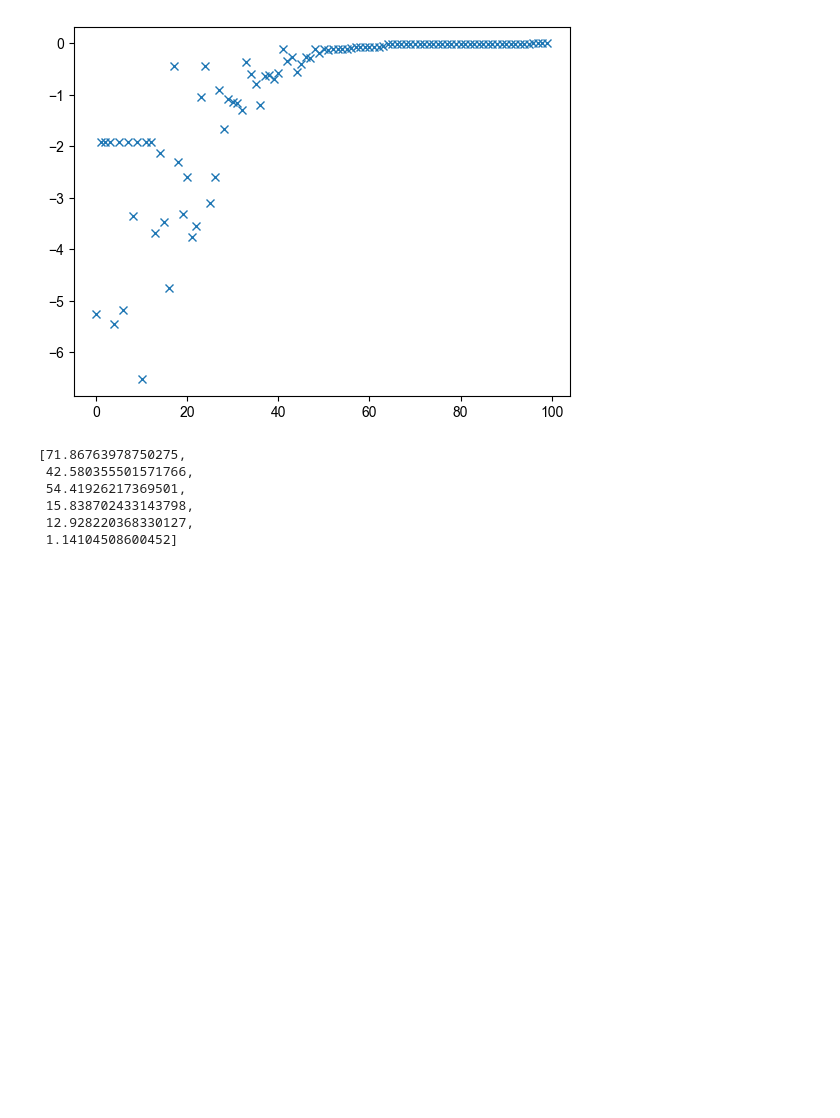
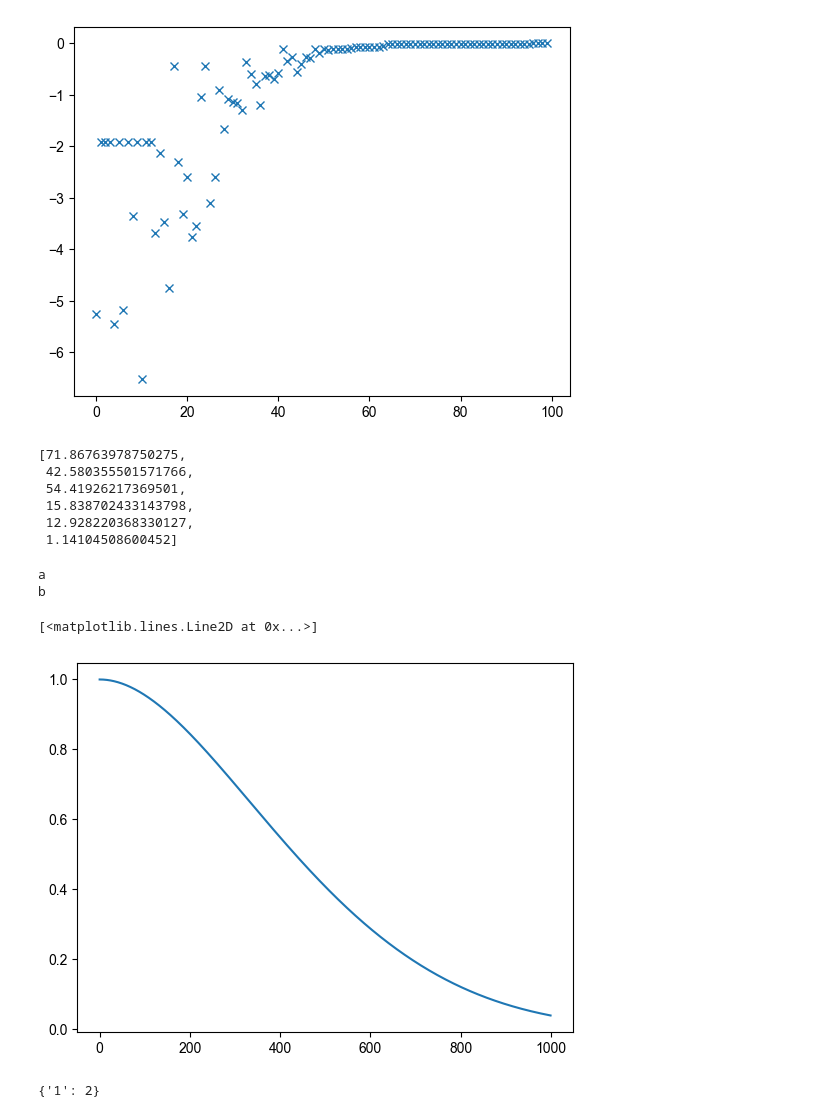
Before and after one commit to Luisenden/qnetsur, a Jupyter notebook: test.ipynb, the cells around one changed output. Drawn from its saved outputs; the diff is of its cells as text; code cells hidden in the pictures; blank space fills up the shorter version.

```diff
--- a/test.ipynb
+++ b/test.ipynb
@@ -212,3 +394,13 @@ loaded_data[0][0][1][-1]
  15.838702433143798,
  12.928220368330127,
  1.14104508600452]
+# %%
+Simulation()
+# %% [output]
+a
+b
+# %%
+plt.plot([(1-np.log(1+x)**2)**5 for x in np.linspace(0,1,1000)])
+# %% [output]
+[<matplotlib.lines.Line2D at 0x...>]
+[figure, added]
@@ -214,0 +412,4 @@ loaded_data[0][0][1][-1]
+# %%
+a
+# %% [output]
+{'1': 2}
```
Also changed, not shown: parts of 27 cells of this notebook, 4 other files.
